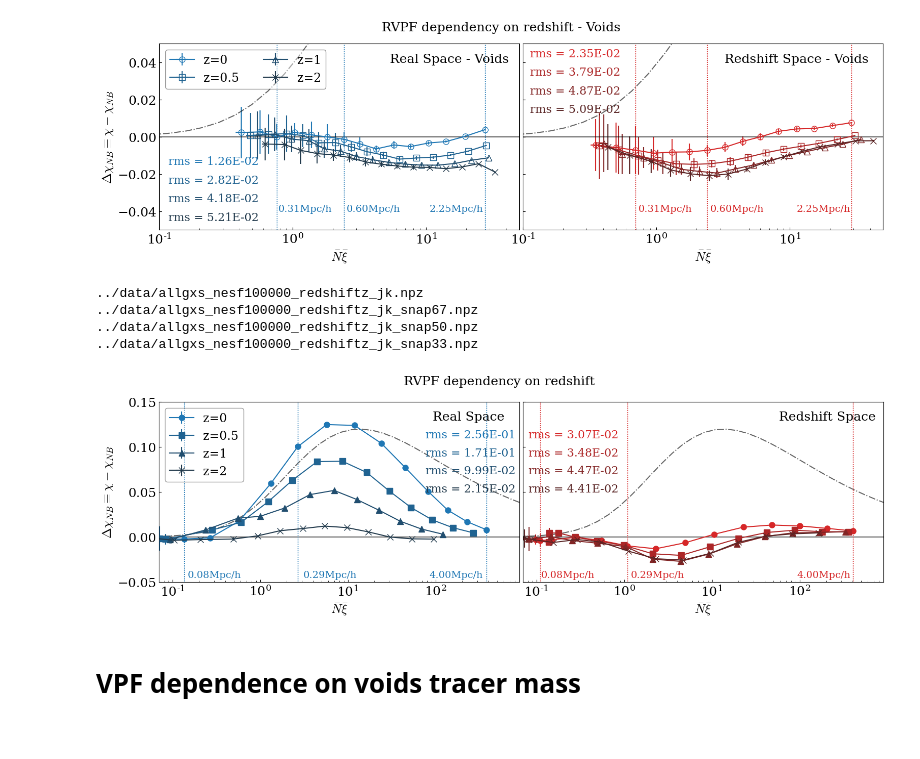
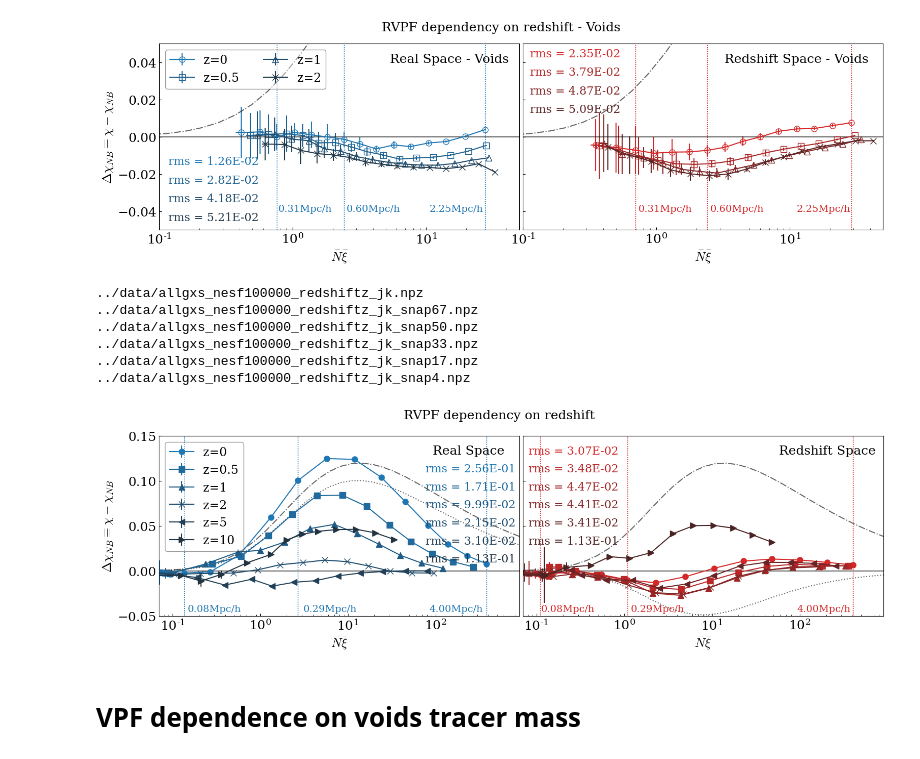
Before and after one commit to FedeDavilaKurban/VPF, a Jupyter notebook: plotsPaperFinal_horizontal.ipynb, the cells around one changed output. Drawn from its saved outputs; the diff is of its cells as text; code cells hidden in the pictures.

```diff
--- a/plotsPaperFinal_horizontal.ipynb
+++ b/plotsPaperFinal_horizontal.ipynb
@@ -841,6 +841,8 @@ def chi_NB(x):
     return np.log(1+x)/x
 def chi_T(x):
     return (np.sqrt(1+2*x)-1)/x
+def chi_GH(x,a):
+    return ((1+x/a)**(1-a)-1)*a/((1-a)*x)
 
 fig, axs = plt.subplots(1, 2, figsize=(16, 5), sharex=False)
 ax=axs[0]
@@ -848,8 +850,8 @@ ax1=axs[1]
 
 xmin, xmax = 1E-3, 1E3
 x = np.geomspace(xmin,xmax,50)
-#ax.plot(x,np.log(1+x)/x,label='NB',c='k',alpha=0.6)
-#ax.plot(x,(np.sqrt(1+2*x)-1)/x,label='Therm.',c='k',ls='-.',alpha=0.6)
+ax.plot(x,chi_GH(x,.55)-chi_NB(x),c='k',ls=':',alpha=0.6)
+ax1.plot(x,chi_GH(x,1.5)-chi_NB(x),c='k',ls=':',alpha=0.6)
 ax1.plot(x,chi_NB(x)-chi_NB(x),c='k',alpha=0.6)
 ax1.plot(x,chi_T(x)-chi_NB(x),c='k',ls='-.',alpha=0.6)
 ax.plot(x,chi_NB(x)-chi_NB(x),c='k',alpha=0.6)
@@ -869,11 +871,13 @@ REAL SPACE
 files = ['../data/allgxs_nesf100000_jk.npz',\
          '../data/allgxs_nesf100000_jk_snap67.npz',\
          '../data/allgxs_nesf100000_jk_snap50.npz',\
-         '../data/allgxs_nesf100000_jk_snap33.npz']
-markers = ['o','s','^','x']
-labels = ['z=0', 'z=0.5','z=1', 'z=2']
-ypos_rmss = [.8,.7,.6,.5]
-colors = sns.dark_palette(sns.color_palette("tab10")[0], 5, reverse=True)[:4]
+         '../data/allgxs_nesf100000_jk_snap33.npz',\
+         '../data/allgxs_nesf100000_jk_snap17.npz',\
+         '../data/allgxs_nesf100000_jk_snap4.npz']
+markers = ['o','s','^','x','<','>']
+labels = ['z=0', 'z=0.5','z=1', 'z=2', 'z=5', 'z=10']
+ypos_rmss = [.8,.7,.6,.5,.4,.3,.2]
+colors = sns.dark_palette(sns.color_palette("tab10")[0], len(files)+1, reverse=True)[:len(files)]
 
 for file,marker,color,label,ypos_rms in zip(files,markers,colors,labels,ypos_rmss):
 
@@ -926,11 +930,13 @@ REDSHIFT SPACE
 files = ['../data/allgxs_nesf100000_redshiftz_jk.npz',\
          '../data/allgxs_nesf100000_redshiftz_jk_snap67.npz',\
          '../data/allgxs_nesf100000_redshiftz_jk_snap50.npz',\
-         '../data/allgxs_nesf100000_redshiftz_jk_snap33.npz']
-markers = ['o','s','^','x']
-labels = ['z=0', 'z=0.5','z=1', 'z=2']
-ypos_rmss = [.8,.7,.6,.5]
-colors = sns.dark_palette(sns.color_palette("tab10")[3], 5, reverse=True)[:4]
+         '../data/allgxs_nesf100000_redshiftz_jk_snap33.npz',\
+         '../data/allgxs_nesf100000_redshiftz_jk_snap17.npz',\
+         '../data/allgxs_nesf100000_redshiftz_jk_snap4.npz']
+markers = ['o','s','^','x','<','>']
+labels = ['z=0', 'z=0.5','z=1', 'z=2', 'z=5', 'z=10']
+ypos_rmss = [.9,.8,.7,.6,.5,.4]
+colors = sns.dark_palette(sns.color_palette("tab10")[3], len(files)+1, reverse=True)[:len(files)]
 
 for file,marker,color,label,ypos_rms in zip(files,markers,colors,labels,ypos_rmss):
     print(file)
@@ -1001,36 +1007,38 @@ ax1.set_ylim([ylim1,ylim2])
 # X axis limits
 xlim1,xlim2=7E-2,9E2
 ax.set_xlim(xlim1,xlim2)
 ax1.set_xlim(xlim1,xlim2)
 
 # Legend
 ax.legend(loc=2,fontsize=fs-1,ncol=1,frameon=True,edgecolor='k',framealpha=.4)
 
 # Ticks
 #ax.set_xticklabels([])
 ax1.set_yticklabels([])
 ax.tick_params(labelsize=fs)
 ax1.tick_params(labelsize=fs)
 
 # Additional text
 ax.text(.76,.9,'Real Space',fontsize=fs,transform=ax.transAxes)
 ax1.text(.71,.9,'Redshift Space',fontsize=fs,transform=ax1.transAxes)
 
 # Final
 plt.suptitle('RVPF dependency on redshift',fontsize=fs)
 plt.tight_layout()
 #plt.subplots_adjust(hspace=0,wspace=0.03)
 plt.subplots_adjust(wspace=0.01)
 
-plt.savefig('../plots/rVPF_redshift.pdf')
-plt.savefig('../plots/rVPF_redshift.png')
+#plt.savefig('../plots/rVPF_redshift.pdf')
+#plt.savefig('../plots/rVPF_redshift.png')
 plt.show()
 # %% [output]
 ../data/allgxs_nesf100000_redshiftz_jk.npz
 ../data/allgxs_nesf100000_redshiftz_jk_snap67.npz
 ../data/allgxs_nesf100000_redshiftz_jk_snap50.npz
 ../data/allgxs_nesf100000_redshiftz_jk_snap33.npz
+../data/allgxs_nesf100000_redshiftz_jk_snap17.npz
+../data/allgxs_nesf100000_redshiftz_jk_snap4.npz
-[figure, old version]
+[figure, new version]
 # %% [markdown]
 # VPF dependence on voids tracer mass
 # %%
```
Also changed, not shown: 2 other files.
